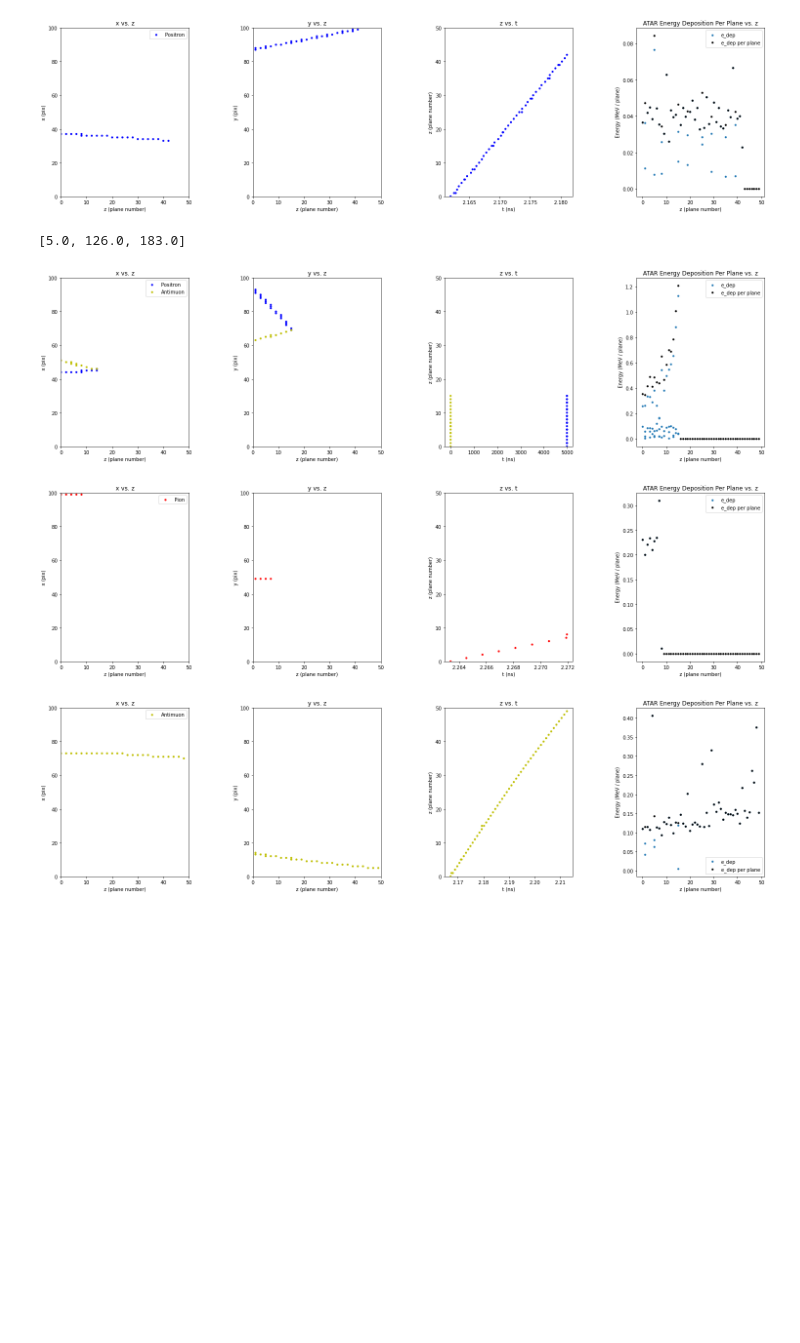
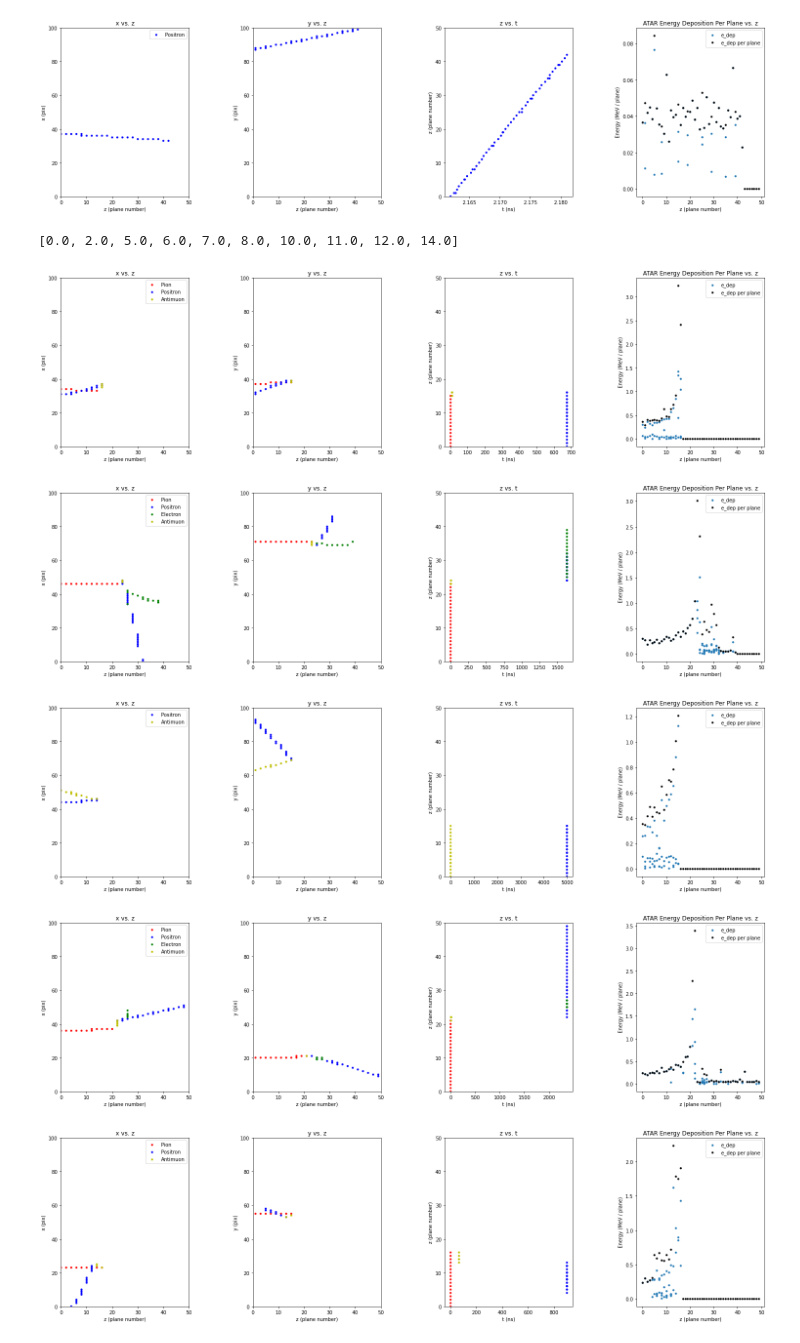
Before and after one commit to blah151/ATAR-Decay-Exploration, a Jupyter notebook: atar_exploration.ipynb, the cells around one changed output. Cells and saved outputs as stored; diff of their text form; code cells hidden in the pictures; blank space fills up the shorter version.

Commit message:
Updated comments and added capability to visualize all events in addition to just DIF / DAR.

```diff
--- a/atar_exploration.ipynb
+++ b/atar_exploration.ipynb
@@ -154,14 +149,16 @@ def plot_event(event, num_planes):
                         hspace = 0.4)
 # %%
 #Use cuts to select the events we want from the tree. Returns an integer list of the indices of the events that we want from the tree.
-#is_event_DAR:  Controls whether we select decays at rest / decays in flight.
+#is_event_DAR: Value of 0 = decays in flight, 1 = decays at rest, 2 = all data used.
 #num_events:  Controls how many events we want to select.
 def select_events(tree, is_event_DAR, num_events):
     #Apply logical cut to select whether we want DARs and to exclude empty data. n stores the number of entries that satisfy this cut.
-    if is_event_DAR:
+    if is_event_DAR == 0:
+        cut = "!pion_dar && Sum$(pixel_edep) > 0"
+    elif is_event_DAR == 1:
         cut = "pion_dar && Sum$(pixel_edep) > 0"
     else:
-        cut = "!pion_dar && Sum$(pixel_edep) > 0"
+        cut = "Sum$(pixel_edep) > 0"
     n = tree.Draw("Entry$", cut, "goff")
 
     #Get all indices that satisfy the cut.
@@ -181,10 +178,10 @@ def select_events(tree, is_event_DAR, num_events):
 #num_events allows us to plot multiple events with the specified conditions from the tree.
 def event_visualization(tree, is_event_DAR, display_text_output, num_events):
 
-    #Get num_events events that satisfy DAR / DIF criteria.
+    #Get num_events indices for events that satisfy DAR / DIF criteria.
     events = select_events(tree, is_event_DAR, num_events)
 
-    #Process and plot each event.
+    #For each of the event indices specified, process the corresponding event and display useful output if we want, then plot it.
     for i in range(len(events)):
         e = process_event(tree, events[i])
 
@@ -209,11 +206,13 @@ event_visualization(tree, False, False, 3)
 # %%
 #Explore pion --> muon --> e data.
 f = r.TFile("pienux_out_stripped_muons.root")
 tree = f.Get("atar")
 
-event_visualization(tree, False, False, 3)
+event_visualization(tree, 2, False, 10)
 # %% [output]
-[5.0, 126.0, 183.0]
+[0.0, 2.0, 5.0, 6.0, 7.0, 8.0, 10.0, 11.0, 12.0, 14.0]
-[figure, old version]
+[figure, new version]
-[figure, old version]
+[figure, new version]
-[figure, old version]
+[figure, new version]
+[figure, added]
+[figure, added]
```
Also changed, not shown: parts of 3 cells of this notebook.
